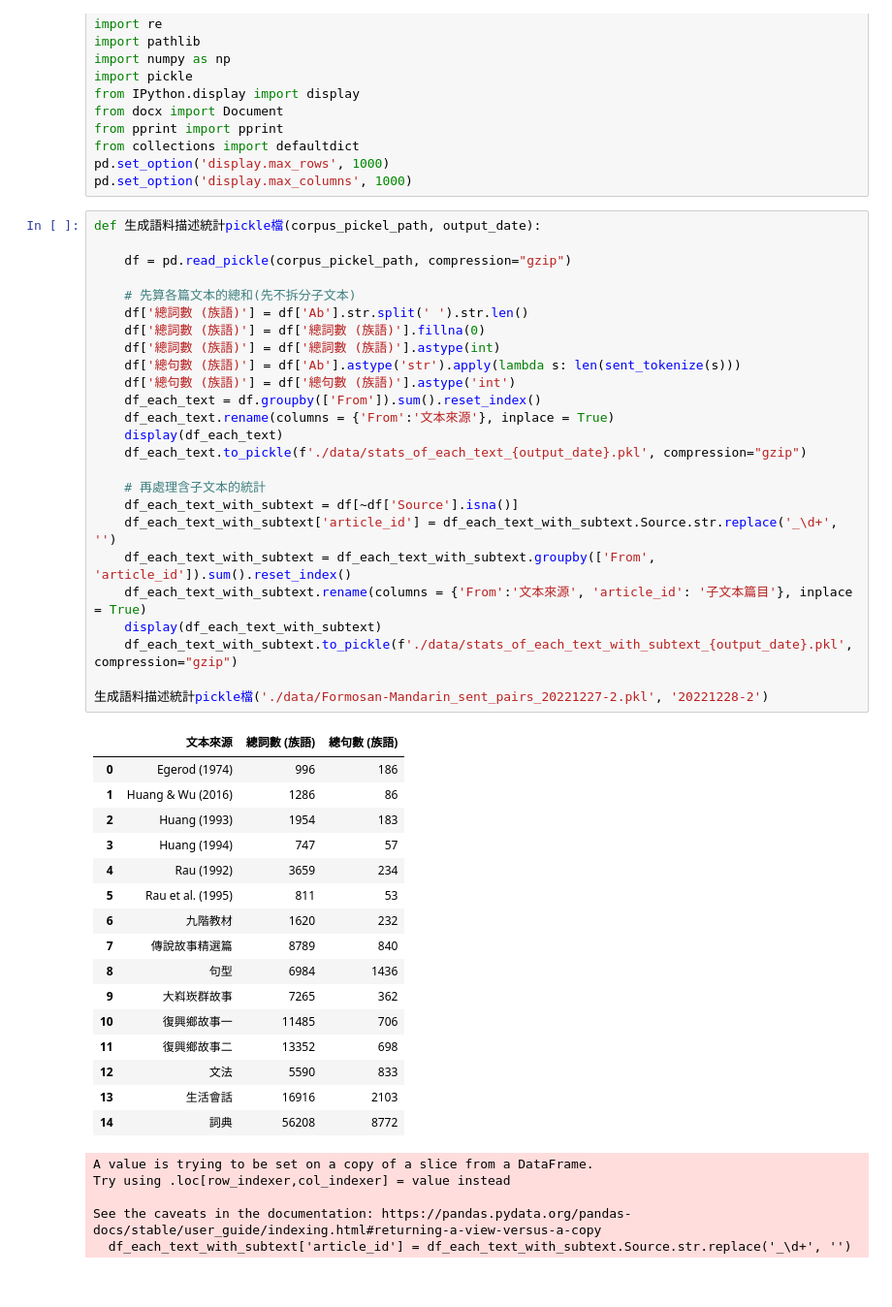
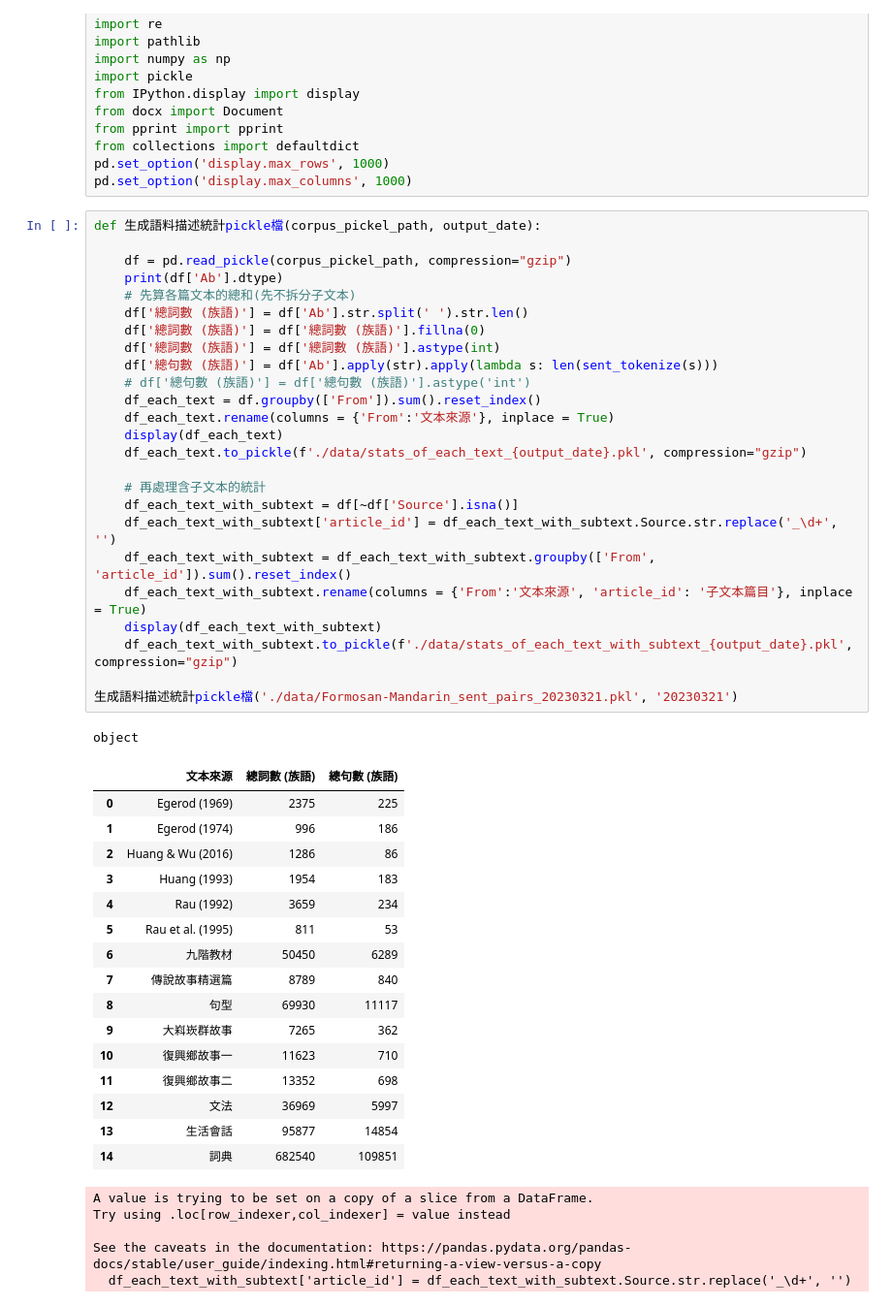
Before and after one commit to puerdon/Formosan-languages, a Jupyter notebook: 計算語料詞句數.ipynb, the cells around one changed output. Shown at 97% size. Cells and saved outputs as stored; diff of their text form.

Commit message:
加入其他語言; 移除Huang 1994; 新增 Egerod 1969; 更新復興鄉F106

```diff
--- a/計算語料詞句數.ipynb
+++ b/計算語料詞句數.ipynb
@@ -15,50 +15,51 @@ pd.set_option('display.max_columns', 1000)
 # %%
 def 生成語料描述統計pickle檔(corpus_pickel_path, output_date):
 
     df = pd.read_pickle(corpus_pickel_path, compression="gzip")
-
+    print(df['Ab'].dtype)
     # 先算各篇文本的總和(先不拆分子文本)
     df['總詞數 (族語)'] = df['Ab'].str.split(' ').str.len()
     df['總詞數 (族語)'] = df['總詞數 (族語)'].fillna(0)
     df['總詞數 (族語)'] = df['總詞數 (族語)'].astype(int)
-    df['總句數 (族語)'] = df['Ab'].astype('str').apply(lambda s: len(sent_tokenize(s)))
-    df['總句數 (族語)'] = df['總句數 (族語)'].astype('int')
+    df['總句數 (族語)'] = df['Ab'].apply(str).apply(lambda s: len(sent_tokenize(s)))
+    # df['總句數 (族語)'] = df['總句數 (族語)'].astype('int')
     df_each_text = df.groupby(['From']).sum().reset_index()
     df_each_text.rename(columns = {'From':'文本來源'}, inplace = True)
     display(df_each_text)
     df_each_text.to_pickle(f'./data/stats_of_each_text_{output_date}.pkl', compression="gzip")
 
     # 再處理含子文本的統計
     df_each_text_with_subtext = df[~df['Source'].isna()]
     df_each_text_with_subtext['article_id'] = df_each_text_with_subtext.Source.str.replace('_\d+', '')
     df_each_text_with_subtext = df_each_text_with_subtext.groupby(['From', 'article_id']).sum().reset_index()
     df_each_text_with_subtext.rename(columns = {'From':'文本來源', 'article_id': '子文本篇目'}, inplace = True)
     display(df_each_text_with_subtext)
     df_each_text_with_subtext.to_pickle(f'./data/stats_of_each_text_with_subtext_{output_date}.pkl', compression="gzip")
 
-生成語料描述統計pickle檔('./data/Formosan-Mandarin_sent_pairs_20221227-2.pkl', '20221228-2')
+生成語料描述統計pickle檔('./data/Formosan-Mandarin_sent_pairs_20230321.pkl', '20230321')
 # %% [output]
+object
 |  | 文本來源 | 總詞數 (族語) | 總句數 (族語) |
-| 0 | Egerod (1974) | 996 | 186 |
-| 1 | Huang & Wu (2016) | 1286 | 86 |
-| 2 | Huang (1993) | 1954 | 183 |
-| 3 | Huang (1994) | 747 | 57 |
+| 0 | Egerod (1969) | 2375 | 225 |
+| 1 | Egerod (1974) | 996 | 186 |
+| 2 | Huang & Wu (2016) | 1286 | 86 |
+| 3 | Huang (1993) | 1954 | 183 |
 | 4 | Rau (1992) | 3659 | 234 |
 | 5 | Rau et al. (1995) | 811 | 53 |
-| 6 | 九階教材 | 1620 | 232 |
+| 6 | 九階教材 | 50450 | 6289 |
 | 7 | 傳說故事精選篇 | 8789 | 840 |
-| 8 | 句型 | 6984 | 1436 |
+| 8 | 句型 | 69930 | 11117 |
 | 9 | 大嵙崁群故事 | 7265 | 362 |
-| 10 | 復興鄉故事一 | 11485 | 706 |
+| 10 | 復興鄉故事一 | 11623 | 710 |
 | 11 | 復興鄉故事二 | 13352 | 698 |
-| 12 | 文法 | 5590 | 833 |
-| 13 | 生活會話 | 16916 | 2103 |
-| 14 | 詞典 | 56208 | 8772 |
+| 12 | 文法 | 36969 | 5997 |
+| 13 | 生活會話 | 95877 | 14854 |
+| 14 | 詞典 | 682540 | 109851 |
-A value is trying to be set on a copy of a slice from a DataFrame.
-Try using .loc[row_indexer,col_indexer] = value instead
-
-See the caveats in the documentation: https://pandas.pydata.org/pandas-docs/stable/user_guide/indexing.html#returning-a-view-versus-a-copy
-  df_each_text_with_subtext['article_id'] = df_each_text_with_subtext.Source.str.replace('_\d+', '')
+A value is trying to be set on a copy of a slice from a DataFrame.
+Try using .loc[row_indexer,col_indexer] = value instead
+
+See the caveats in the documentation: https://pandas.pydata.org/pandas-docs/stable/user_guide/indexing.html#returning-a-view-versus-a-copy
+  df_each_text_with_subtext['article_id'] = df_each_text_with_subtext.Source.str.replace('_\d+', '')
 |  | 文本來源 | 子文本篇目 | 總詞數 (族語) | 總句數 (族語) |
 | 0 | Huang & Wu (2016) | 1 | 642 | 43 |
 | 1 | Huang & Wu (2016) | 2 | 644 | 43 |
```
Also changed, not shown: parts of 1 cell of this notebook, 9 other files.
